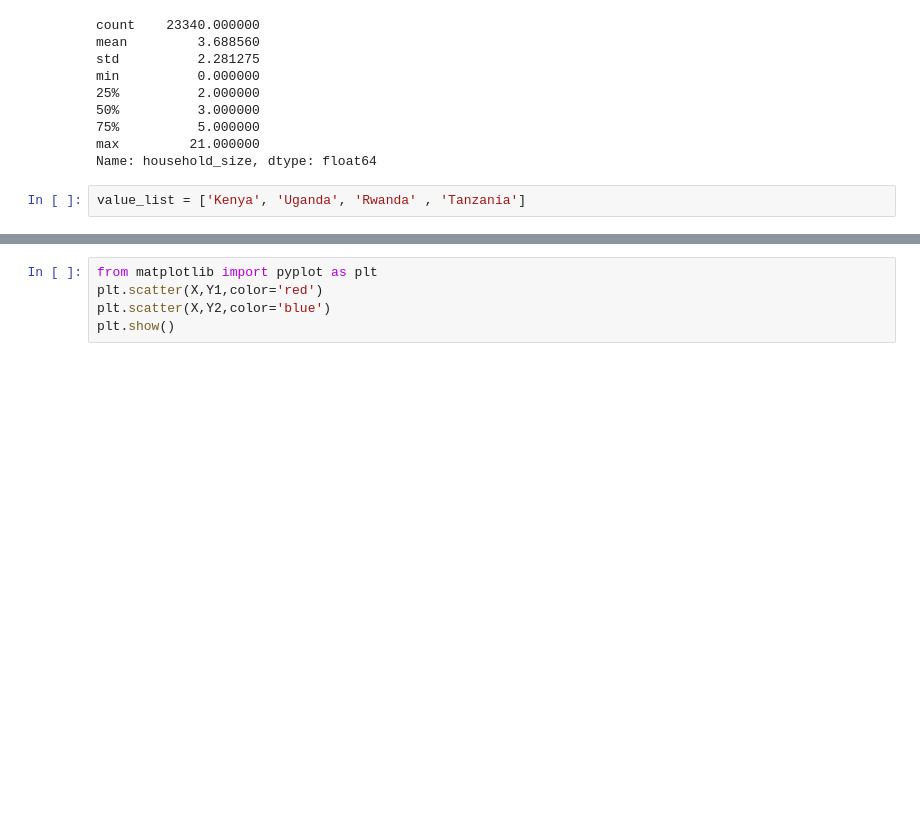
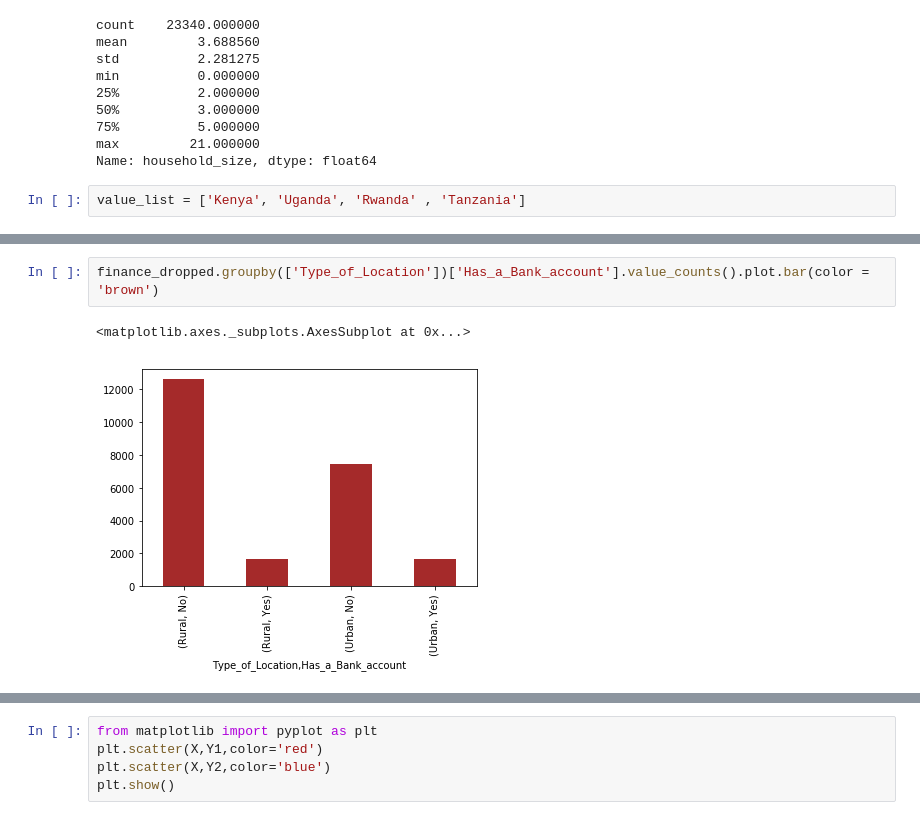
Before and after one commit to ibrahimabdike/Ibrahim_Yahya_IP_Week_1_Core, a Jupyter notebook: Ibrahim_Yahya_IP_Week_1.ipynb, the cells around one changed output, grey strips where cells are left out. Saved outputs shown, nothing was run; the diff lists cells and outputs as text; blank space fills up the shorter version.

```diff
--- a/Ibrahim_Yahya_IP_Week_1.ipynb
+++ b/Ibrahim_Yahya_IP_Week_1.ipynb
@@ -315 +323,6 @@ finance_dropped.groupby(['Type_of_Location','Cell_Phone_Access'])['Has_a_Bank_ac
+# %%
+finance_dropped.groupby(['Type_of_Location'])['Has_a_Bank_account'].value_counts().plot.bar(color = 'brown')
+# %% [output]
+<matplotlib.axes._subplots.AxesSubplot at 0x...>
+[figure, added]
 # %%
```
Also changed, not shown: parts of 25 cells of this notebook.
